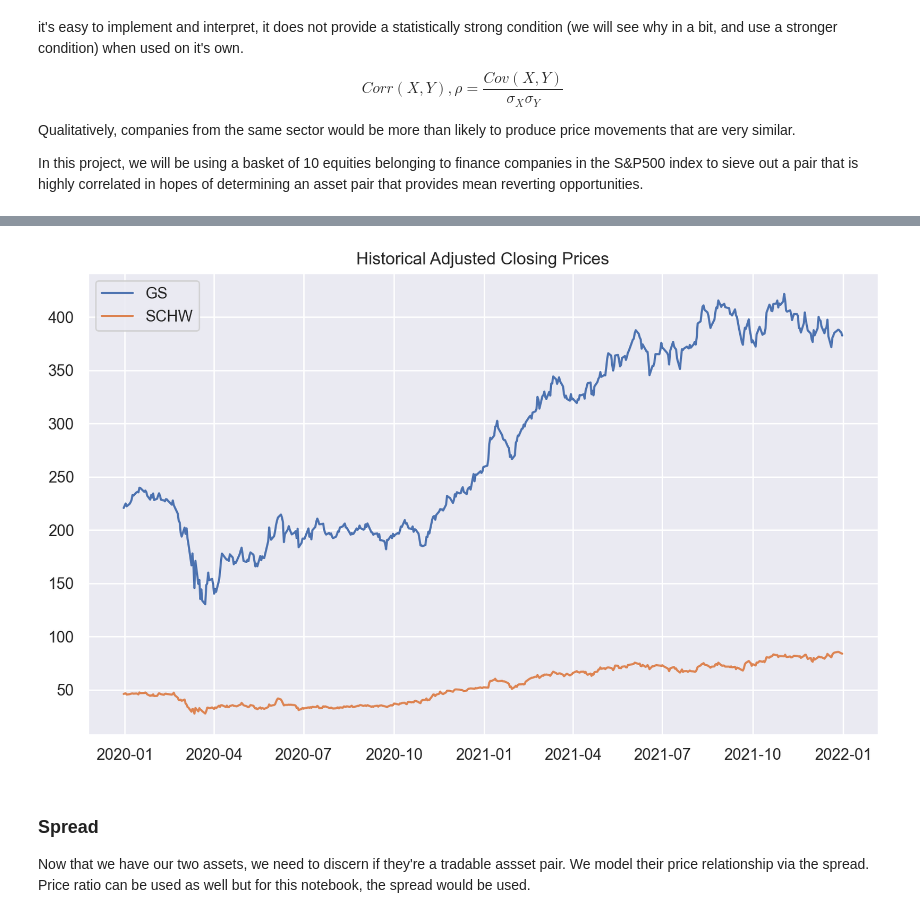
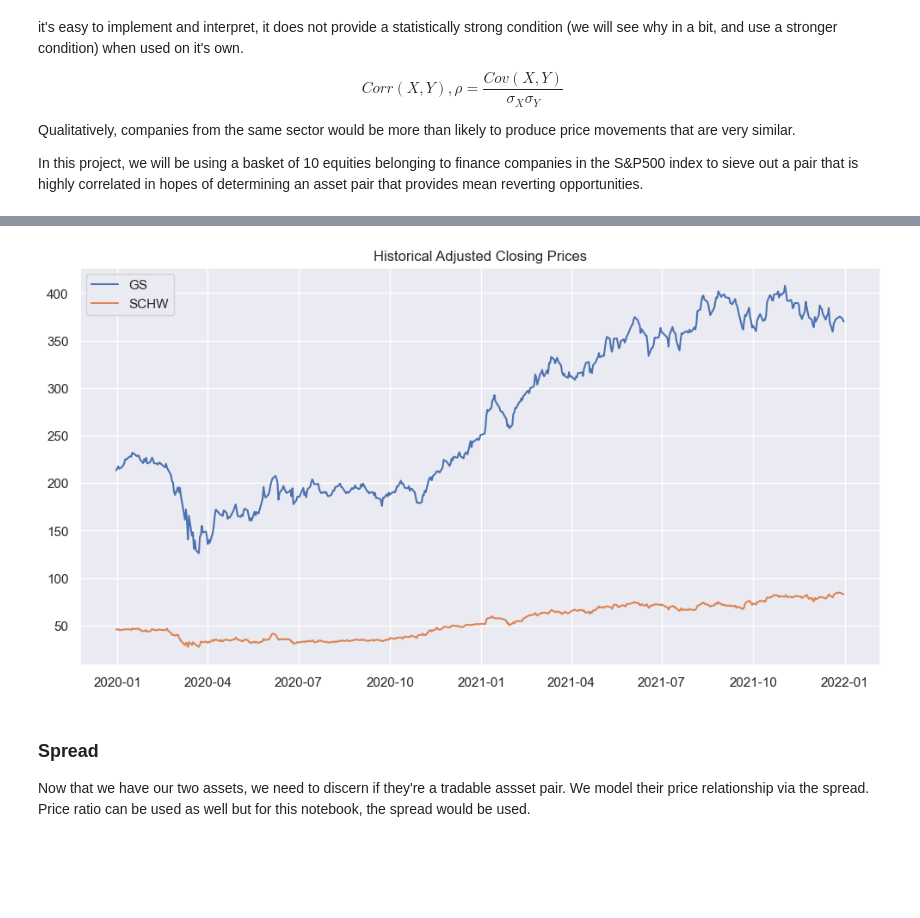
Before and after one commit to rileyang1/Pairs-Trading-Strategy, a Jupyter notebook: Pairs-Trading.ipynb, the cells around one changed output, grey strips where cells are left out. Saved outputs shown, nothing was run; the diff lists cells and outputs as text; code cells hidden in the pictures; blank space fills up the shorter version.

```diff
--- a/Pairs-Trading.ipynb
+++ b/Pairs-Trading.ipynb
@@ -99,15 +99,15 @@ sb.heatmap(corr_matrix.corr(), vmin = -1, vmax = 1, linewidths = 1, annot = True
 # %%
 # High Correlation between GS and SCHW of ~ 0.98
-plt.figure(figsize=(10, 6), dpi=200)
+plt.figure(figsize=(12, 6))
 GS = prices['GS']
 SCHW = prices['SCHW']
 plt.plot(GS, label = 'GS')
 plt.plot(SCHW, label = 'SCHW')
 plt.title('Historical Adjusted Closing Prices')
 plt.legend()
 plt.show();
 # %% [output]
-[figure, old version]
+[figure, new version]
 # %% [markdown]
 ### Spread
 
```
Also changed, not shown: parts of 36 cells of this notebook.
